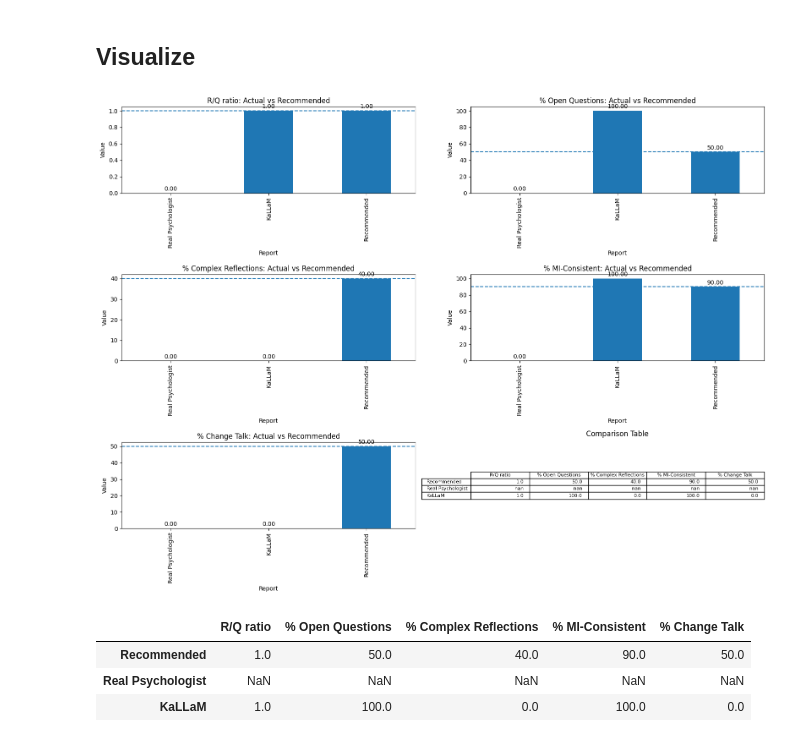
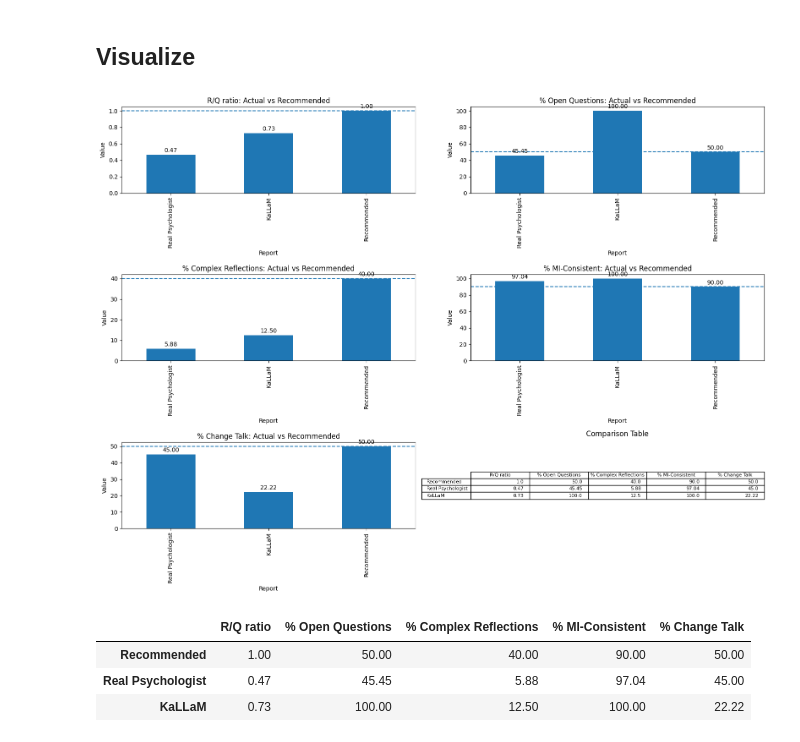
Before and after one commit to Nopnatee/KaLLaM-Motivational-Therapeutic-Advisor, a Jupyter notebook: scripts/visualizer.ipynb, the cells around one changed output. Cells and saved outputs as stored; diff of their text form; code cells hidden in the pictures.

Commit message:
modified:   gui/chatbot_demo.py 	modified:   scripts/visualizer.ipynb

```diff
--- a/scripts/visualizer.ipynb
+++ b/scripts/visualizer.ipynb
@@ -75,7 +75,7 @@ Report written to ..\data\orchestrated\report.json
 ## Visualize
 # %%
 REPORT_PATHS = {
-    "Real Psychologist": Path("../data/psychologist/report.json"),
+    "Real Psychologist": Path("../data/human/report.json"),
     "KaLLaM": Path("../data/orchestrated/report.json"),
 
 }
@@ -145,35 +145,35 @@ def plot_metric(ax, metric_key: str):
     ax.set_ylabel("Value")
     ax.set_xlabel("Report")
     thr = df.loc["Recommended", metric_key]
     ax.axhline(thr, linestyle="--")
     for c in ax.containers:
         ax.bar_label(c, fmt="%.2f", padding=2)
 
 for i, m in enumerate(metrics):
     plot_metric(axs[i], m)
 
 # Table subplot
 ax_tbl = axs[-1]
 ax_tbl.axis("off")
 tbl_df = df.round(2)
 order = ["Recommended"] + [idx for idx in df.index if idx != "Recommended"]
 tbl_df = tbl_df.loc[order, metrics]
 table = ax_tbl.table(cellText=tbl_df.values,
                      rowLabels=tbl_df.index.tolist(),
                      colLabels=tbl_df.columns.tolist(),
                      loc="center")
 table.auto_set_font_size(False)
 table.set_fontsize(8)
 table.scale(1.0, 1.3)
 ax_tbl.set_title("Comparison Table", pad=10)
 
 plt.tight_layout()
 plt.show()
 
 display(tbl_df)
 # %% [output]
-[figure, old version]
+[figure, new version]
 |  | R/Q ratio | % Open Questions | % Complex Reflections | % MI-Consistent | % Change Talk |
-| Recommended | 1.0 | 50.0 | 40.0 | 90.0 | 50.0 |
-| Real Psychologist | NaN | NaN | NaN | NaN | NaN |
-| KaLLaM | 1.0 | 100.0 | 0.0 | 100.0 | 0.0 |
+| Recommended | 1.00 | 50.00 | 40.00 | 90.00 | 50.00 |
+| Real Psychologist | 0.47 | 45.45 | 5.88 | 97.04 | 45.00 |
+| KaLLaM | 0.73 | 100.00 | 12.50 | 100.00 | 22.22 |
```
Also changed, not shown: 1 other file.
